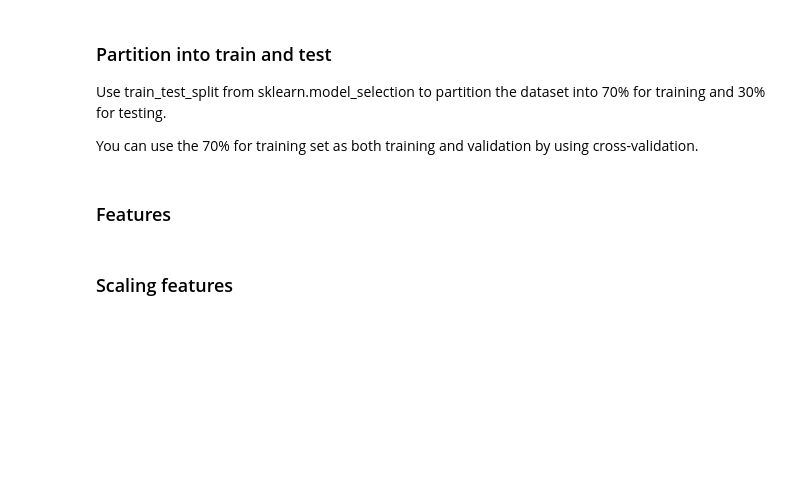
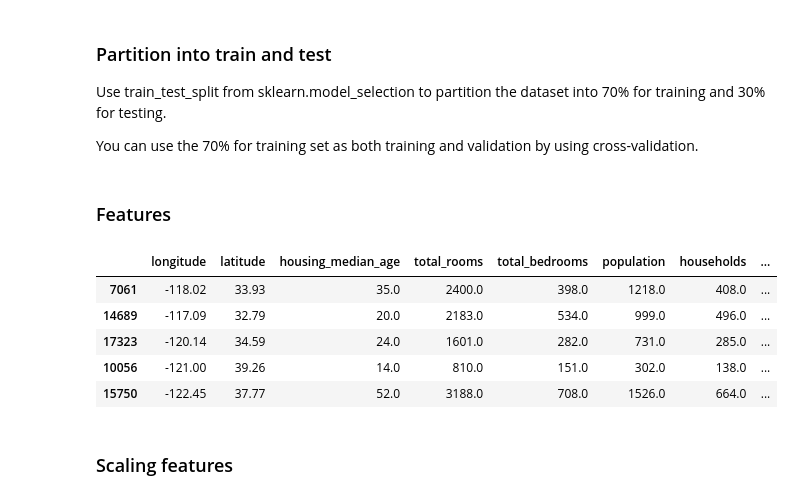
Before and after one commit to lyzhj122/Machine_learning, a Jupyter notebook: W6_Homework.ipynb, the cells around one changed output. Cells and saved outputs as stored; diff of their text form; code cells hidden in the pictures; blank space fills up the shorter version.

```diff
--- a/W6_Homework.ipynb
+++ b/W6_Homework.ipynb
@@ -117,9 +117,18 @@ features = [f for f in features if f!=target]
 # %%
 X_tr = train_set[features]
 y_tr = train_set[[target]]
 
 X_te = test_set[features]
 y_te = test_set[[target]]
+X_tr.head()
+#y_tr.head()
+# %% [output]
+|  | longitude | latitude | housing_median_age | total_rooms | total_bedrooms | population | households | ... |
+| 7061 | -118.02 | 33.93 | 35.0 | 2400.0 | 398.0 | 1218.0 | 408.0 | ... |
+| 14689 | -117.09 | 32.79 | 20.0 | 2183.0 | 534.0 | 999.0 | 496.0 | ... |
+| 17323 | -120.14 | 34.59 | 24.0 | 1601.0 | 282.0 | 731.0 | 285.0 | ... |
+| 10056 | -121.00 | 39.26 | 14.0 | 810.0 | 151.0 | 302.0 | 138.0 | ... |
+| 15750 | -122.45 | 37.77 | 52.0 | 3188.0 | 708.0 | 1526.0 | 664.0 | ... |
 # %% [markdown]
 ### Scaling features
 # %% [markdown]
```
Also changed, not shown: parts of 4 cells of this notebook.
